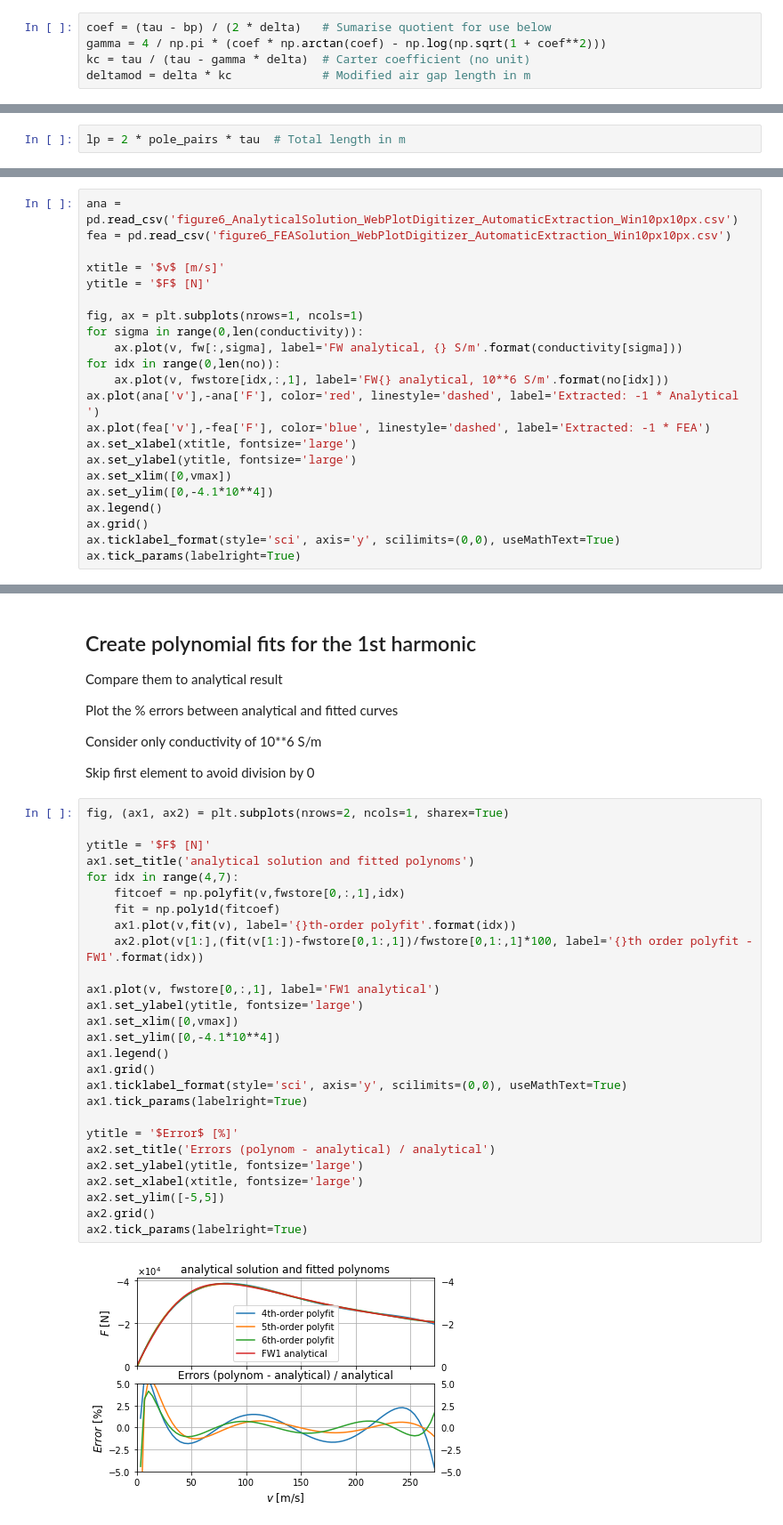
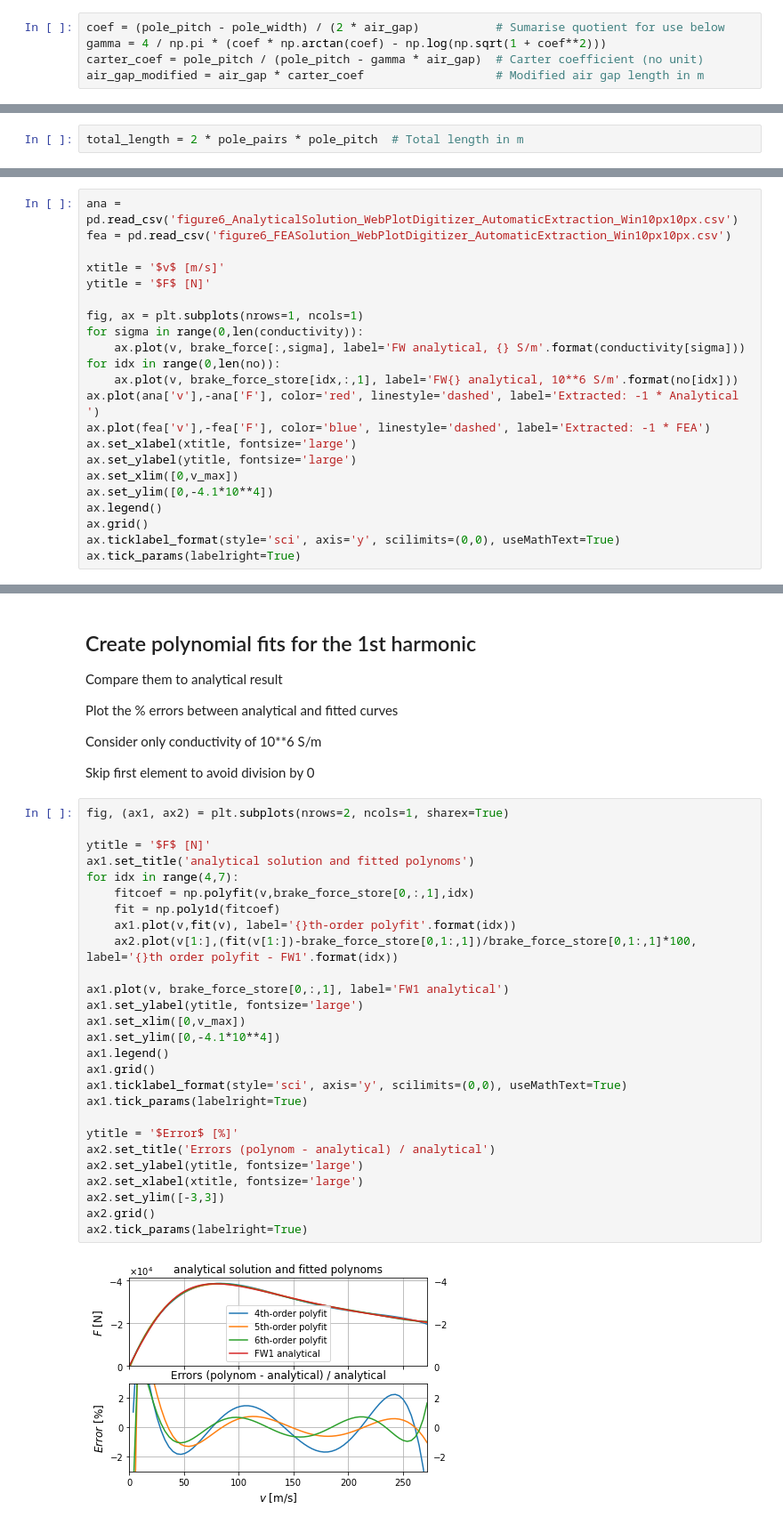
Before and after one commit to p-nieke/eddycurrentbrake, a Jupyter notebook: eddycurrentbrake.ipynb, the cells around one changed output, grey strips where cells are left out. Shown at 89% size. Saved outputs shown, nothing was run; the diff lists cells and outputs as text.

```diff
--- a/eddycurrentbrake.ipynb
+++ b/eddycurrentbrake.ipynb
@@ -29,14 +29,14 @@ no = np.array([1,3])             # Number of harmonic (no unit)
 # %% [markdown]
 ## Calculate Carter coefficient and modified air gap length
 # %%
-coef = (tau - bp) / (2 * delta)   # Sumarise quotient for use below
+coef = (pole_pitch - pole_width) / (2 * air_gap)           # Sumarise quotient for use below
 gamma = 4 / np.pi * (coef * np.arctan(coef) - np.log(np.sqrt(1 + coef**2)))
-kc = tau / (tau - gamma * delta)  # Carter coefficient (no unit)
-deltamod = delta * kc             # Modified air gap length in m
+carter_coef = pole_pitch / (pole_pitch - gamma * air_gap)  # Carter coefficient (no unit)
+air_gap_modified = air_gap * carter_coef                   # Modified air gap length in m
 # %% [markdown]
 ## Calculate the total length of eddy current braking device
 # %%
-lp = 2 * pole_pairs * tau  # Total length in m
+total_length = 2 * pole_pairs * pole_pitch  # Total length in m
 # %% [markdown]
 ## Calculate components of the Fourier decomposition and the nth harmonic of the braking force
 # %%
@@ -89,14 +89,14 @@ ytitle = '$F$ [N]'
 
 fig, ax = plt.subplots(nrows=1, ncols=1)
 for sigma in range(0,len(conductivity)):
-    ax.plot(v, fw[:,sigma], label='FW analytical, {} S/m'.format(conductivity[sigma]))
+    ax.plot(v, brake_force[:,sigma], label='FW analytical, {} S/m'.format(conductivity[sigma]))
 for idx in range(0,len(no)):
-    ax.plot(v, fwstore[idx,:,1], label='FW{} analytical, 10**6 S/m'.format(no[idx]))
+    ax.plot(v, brake_force_store[idx,:,1], label='FW{} analytical, 10**6 S/m'.format(no[idx]))
 ax.plot(ana['v'],-ana['F'], color='red', linestyle='dashed', label='Extracted: -1 * Analytical ')
 ax.plot(fea['v'],-fea['F'], color='blue', linestyle='dashed', label='Extracted: -1 * FEA')
 ax.set_xlabel(xtitle, fontsize='large')
 ax.set_ylabel(ytitle, fontsize='large')
-ax.set_xlim([0,vmax])
+ax.set_xlim([0,v_max])
 ax.set_ylim([0,-4.1*10**4])
 ax.legend()
 ax.grid()
@@ -116,29 +116,29 @@ Skip first element to avoid division by 0
 # %%
 fig, (ax1, ax2) = plt.subplots(nrows=2, ncols=1, sharex=True)
 
 ytitle = '$F$ [N]'
 ax1.set_title('analytical solution and fitted polynoms')
 for idx in range(4,7):
-    fitcoef = np.polyfit(v,fwstore[0,:,1],idx)
+    fitcoef = np.polyfit(v,brake_force_store[0,:,1],idx)
     fit = np.poly1d(fitcoef)
     ax1.plot(v,fit(v), label='{}th-order polyfit'.format(idx))
-    ax2.plot(v[1:],(fit(v[1:])-fwstore[0,1:,1])/fwstore[0,1:,1]*100, label='{}th order polyfit - FW1'.format(idx))
+    ax2.plot(v[1:],(fit(v[1:])-brake_force_store[0,1:,1])/brake_force_store[0,1:,1]*100, label='{}th order polyfit - FW1'.format(idx))
 
-ax1.plot(v, fwstore[0,:,1], label='FW1 analytical')
+ax1.plot(v, brake_force_store[0,:,1], label='FW1 analytical')
 ax1.set_ylabel(ytitle, fontsize='large')
-ax1.set_xlim([0,vmax])
+ax1.set_xlim([0,v_max])
 ax1.set_ylim([0,-4.1*10**4])
 ax1.legend()
 ax1.grid()
 ax1.ticklabel_format(style='sci', axis='y', scilimits=(0,0), useMathText=True)
 ax1.tick_params(labelright=True)
 
 ytitle = '$Error$ [%]'
 ax2.set_title('Errors (polynom - analytical) / analytical')
 ax2.set_ylabel(ytitle, fontsize='large')
 ax2.set_xlabel(xtitle, fontsize='large')
-ax2.set_ylim([-5,5])
+ax2.set_ylim([-3,3])
 ax2.grid()
 ax2.tick_params(labelright=True)
 # %% [output]
-[figure, old version]
+[figure, new version]
```
Also changed, not shown: parts of 2 cells of this notebook.
